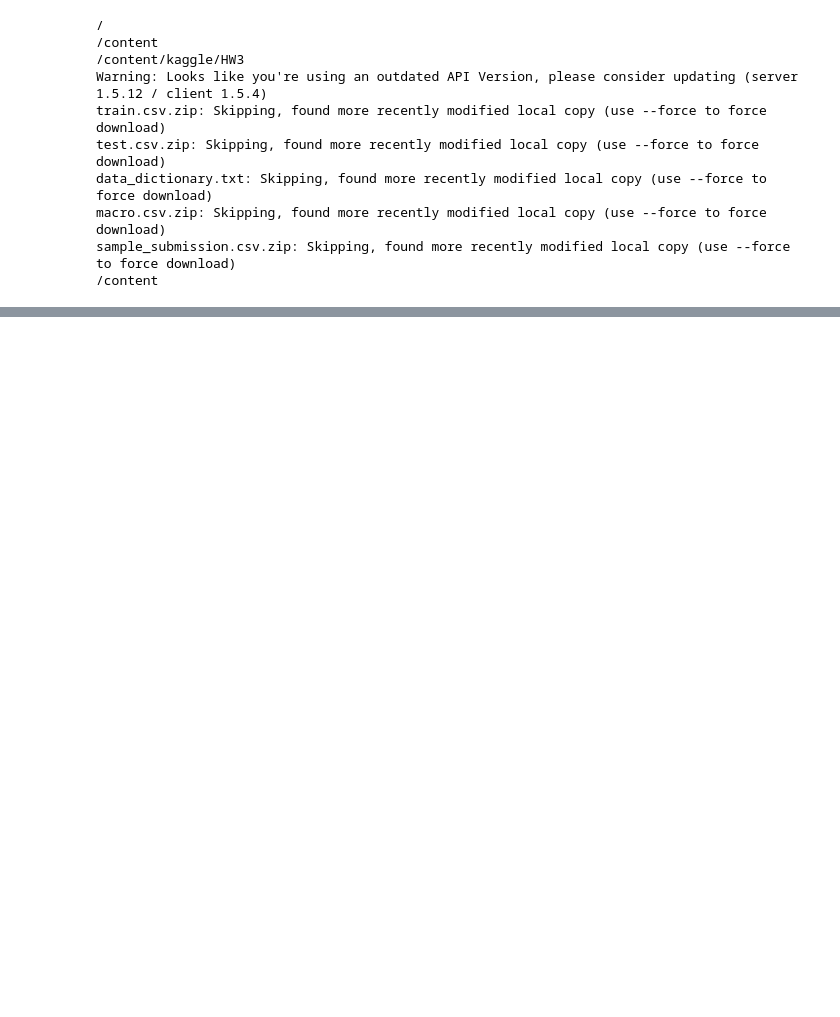
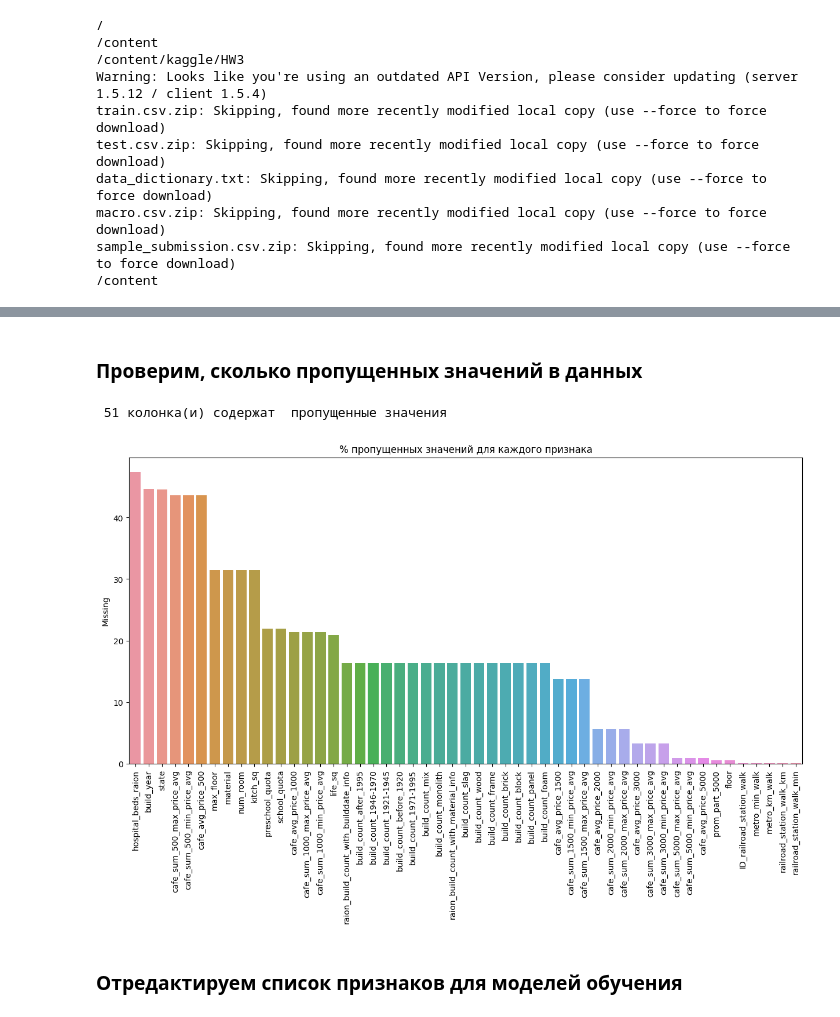
Before and after one commit to kapitalistka/DataSienceEducation, a Jupyter notebook: HW3.ipynb, the cells around one changed output, grey strips where cells are left out. Drawn from its saved outputs; the diff is of its cells as text; code cells hidden in the pictures; blank space fills up the shorter version.

```diff
--- a/HW3.ipynb
+++ b/HW3.ipynb
@@ -56,0 +76,5 @@ raw_test_data = pd.read_csv(ZipFile(file_zip_test).open(file_test))
+# %%
+df = raw_train_data
+print("Shape:   " , df.shape)
+print( '\nОбщая информация о  наборе данных:')
+print(df.info())
@@ -60,0 +104,21 @@ raw_data_train.price.corr()
+# %% [markdown]
+### Проверим, сколько пропущенных значений в данных
+# %%
+df_copy = df
+
+missings_df = {}
+for key in df_copy.columns:
+    if df_copy[key].isnull().sum() > 0:
+        missings_df[key] = (df_copy[key].isnull().sum()  /  len(df_copy[key]) ) * 100
+
+missings_df = pd.DataFrame(missings_df,index=['Missing']).T.sort_values(by='Missing',ascending=False)
+
+plt.figure(figsize=(15,7),dpi=100)
+plt.xticks(rotation=90)
+sns.barplot(y=missings_df.Missing, x = missings_df.index, orient='v').set_title('% пропущенных значений для каждого признака')
+print( f" {missings_df.shape[0]} колонка(и) содержат  пропущенные значения.")
+# %% [output]
+ 51 колонка(и) содержат  пропущенные значения
+[figure, added]
+# %% [markdown]
+### Отредактируем список признаков для моделей обучения
```
Also changed, not shown: parts of 56 cells of this notebook.
